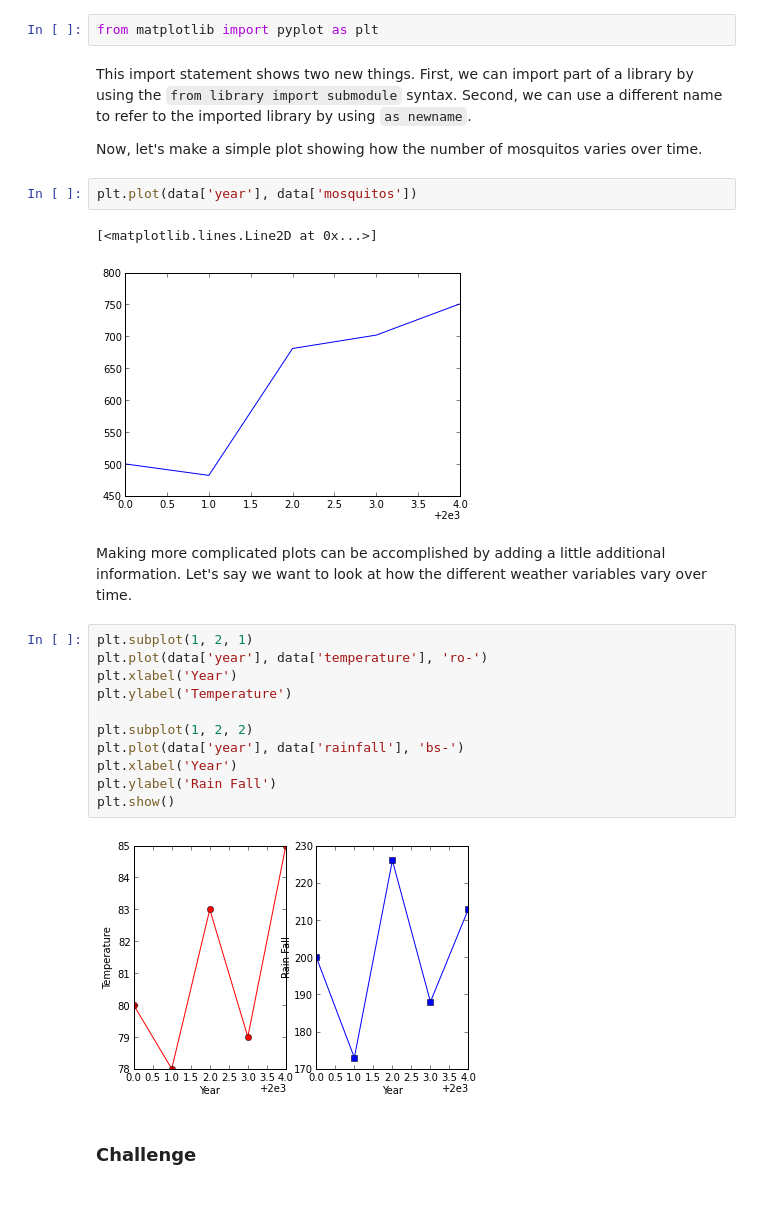
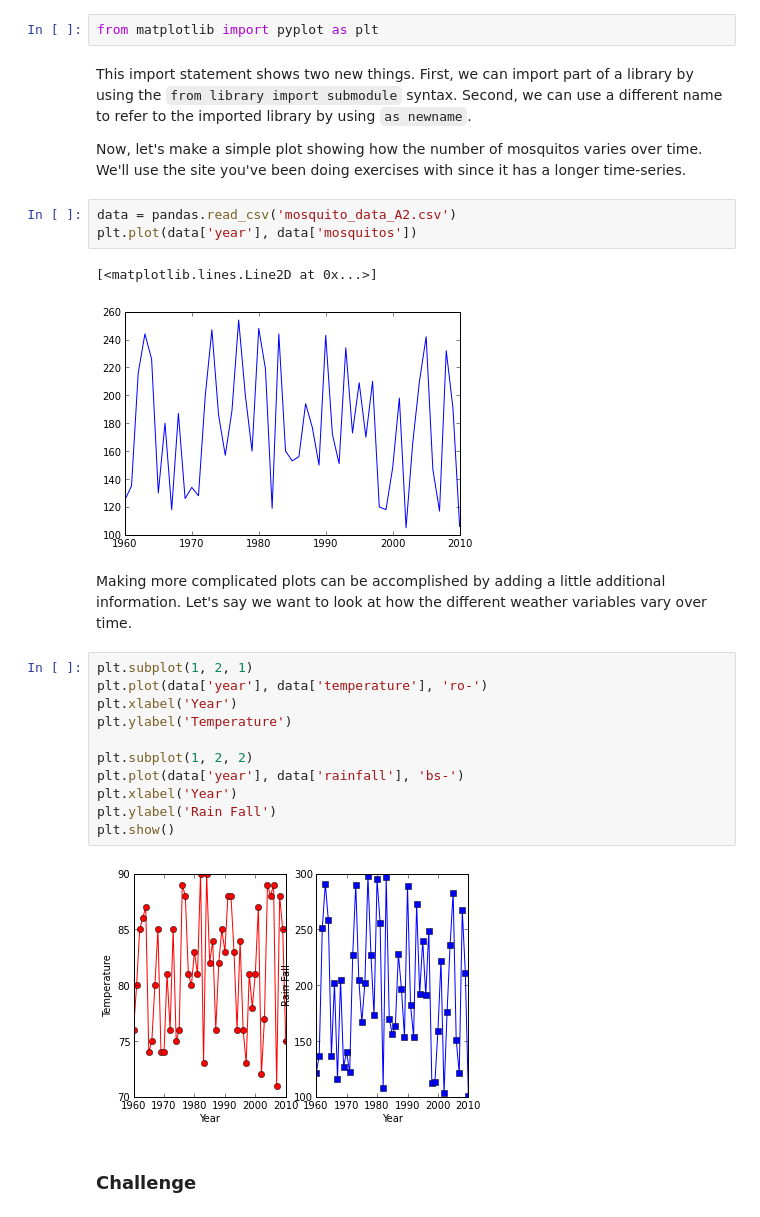
Before and after one commit to swcarpentry/DEPRECATED-bc, a Jupyter notebook: python/intermediate/01-intro-python.ipynb, the cells around one changed output. Cells and saved outputs as stored; diff of their text form.

```diff
--- a/python/intermediate/01-intro-python.ipynb
+++ b/python/intermediate/01-intro-python.ipynb
@@ -263,12 +300,13 @@ from matplotlib import pyplot as plt
 # %% [markdown]
 This import statement shows two new things. First, we can import part of a library by using the ``from library import submodule`` syntax. Second, we can use a different name to refer to the imported library by using ``as newname``.
 
-Now, let's make a simple plot showing how the number of mosquitos varies over time.
+Now, let's make a simple plot showing how the number of mosquitos varies over time. We'll use the site you've been doing exercises with since it has a longer time-series.
 # %%
+data = pandas.read_csv('mosquito_data_A2.csv')
 plt.plot(data['year'], data['mosquitos'])
 # %% [output]
 [<matplotlib.lines.Line2D at 0x...>]
-[figure, old version]
+[figure, new version]
 # %% [markdown]
 Making more complicated plots can be accomplished by adding a little additional information. Let's say we want to look at how the different weather variables vary over time.
 # %%
@@ -283,7 +321,7 @@ plt.xlabel('Year')
 plt.ylabel('Rain Fall')
 plt.show()
 # %% [output]
-[figure, old version]
+[figure, new version]
 # %% [markdown]
 ### Challenge
 # %% [markdown]
```
Also changed, not shown: parts of 21 cells of this notebook, 4 other files.
